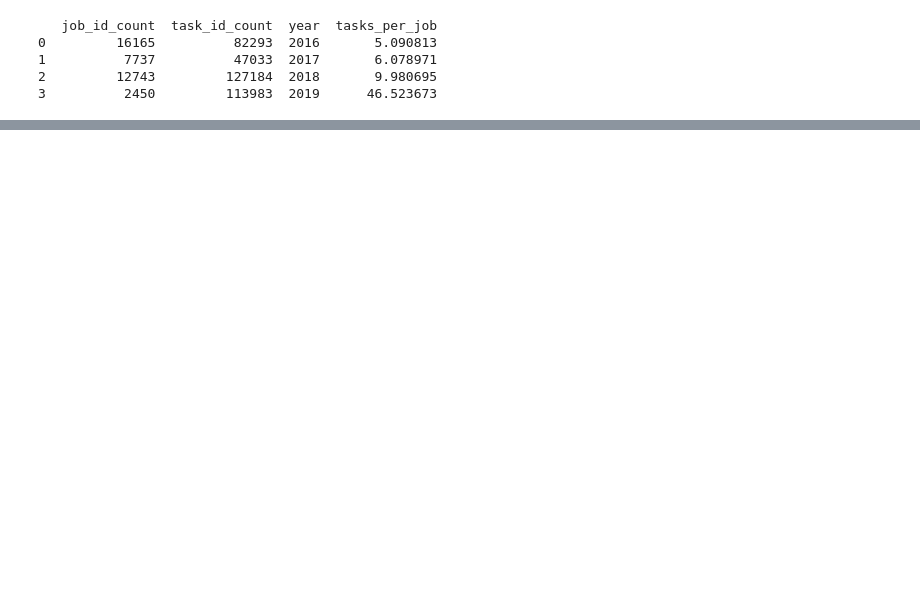
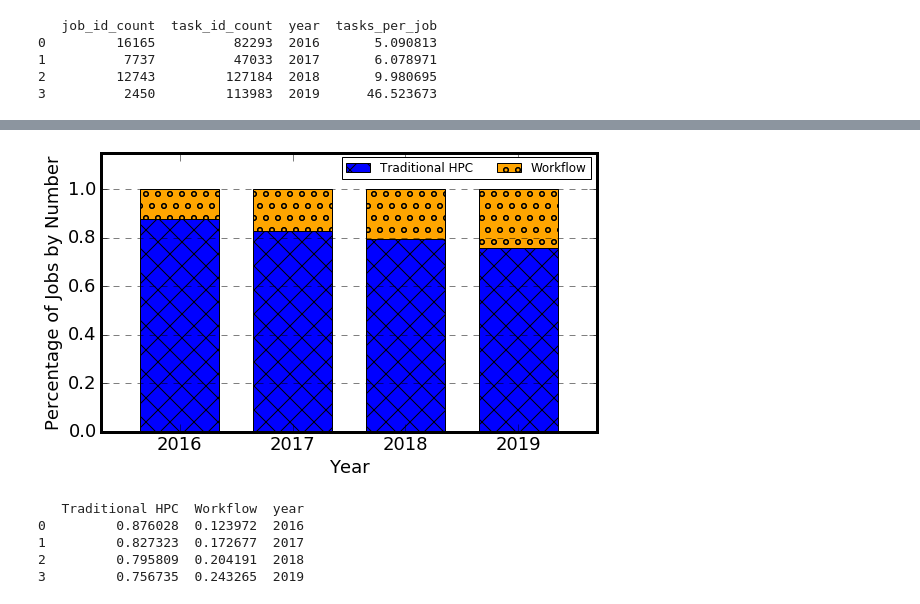
Before and after one commit to LuckierDodge/alcf-jupyter-notebooks, a Jupyter notebook: rlewis_nb/workflow_vs_hpc_new.ipynb, the cells around one changed output, grey strips where cells are left out. Cells and saved outputs as stored; diff of their text form; code cells hidden in the pictures; blank space fills up the shorter version.

```diff
--- a/rlewis_nb/workflow_vs_hpc_new.ipynb
+++ b/rlewis_nb/workflow_vs_hpc_new.ipynb
@@ -51,0 +77,55 @@ plt.savefig('figure/avg_task_per_job.png')
+# %%
+years = [data_2016, data_2017, data_2018, data_2019]
+yearstrings = ['2016', '2017', '2018', '2019']
+y = {'year': yearstrings, 'Traditional HPC': np.zeros(len(years), dtype=float), 'Workflow': np.zeros(len(years), dtype=float)}
+job_task_data = pd.DataFrame(data=y)
+
+for i in range(len(years)):
+    one = 0.0
+    many = 0.0
+    for job in years[i].zero_batchJobId.unique():
+        tasks = years[i][years[i]['zero_batchJobId'] == job].zero_csJobId.unique().size
+        if tasks == 1:
+            one += 1.0
+        else:
+            many += 1.0
+    total = one + many
+    job_task_data.iat[i, 0] = one / total
+    job_task_data.iat[i, 1] = many / total
+
+ax = new_fig()
+width = .7
+traditional = plt.bar(x = job_task_data["year"],
+        height = job_task_data['Traditional HPC'],
+        width = width,
+        align = 'center',
+        color = 'blue',
+        hatch = 'x',
+        label = 'Traditional HPC',
+        )
+workflow = plt.bar(x = job_task_data["year"],
+        height = job_task_data['Workflow'],
+        bottom = job_task_data['Traditional HPC'],
+        width = width,
+        align = 'center',
+        color = 'orange',
+        hatch = 'o',
+        label = 'Workflow',
+        )
+plt.xlabel('Year', fontsize=18)
+plt.xlim(left = -width, right = len(years)-(1-width))
+plt.ylim(bottom = 0, top = 1.15)
+plt.ylabel('Percentage of Jobs by Number', fontsize=18)
+ax.legend(bbox_to_anchor = (1, 1.007), ncol = 2)
+plt.savefig('../figure/hpc_usage_num.pdf', bbox_inches='tight')
+plt.show()
+# %% [output]
+[figure, added]
+# %%
+print(job_task_data)
+# %% [output]
+   Traditional HPC  Workflow  year
+0         0.876028  0.123972  2016
+1         0.827323  0.172677  2017
+2         0.795809  0.204191  2018
+3         0.756735  0.243265  2019
```
Also changed, not shown: parts of 12 cells of this notebook, 8 other files.
